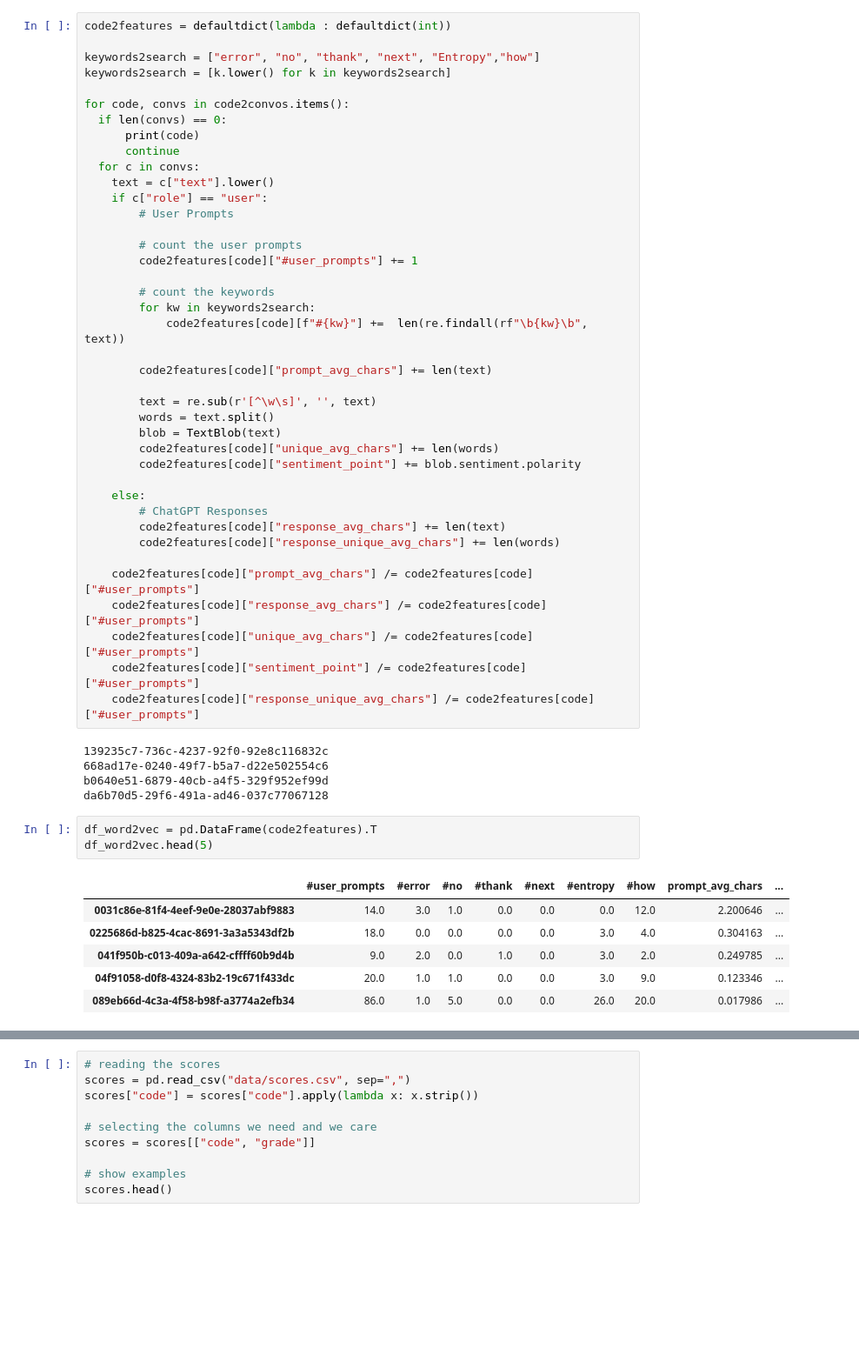
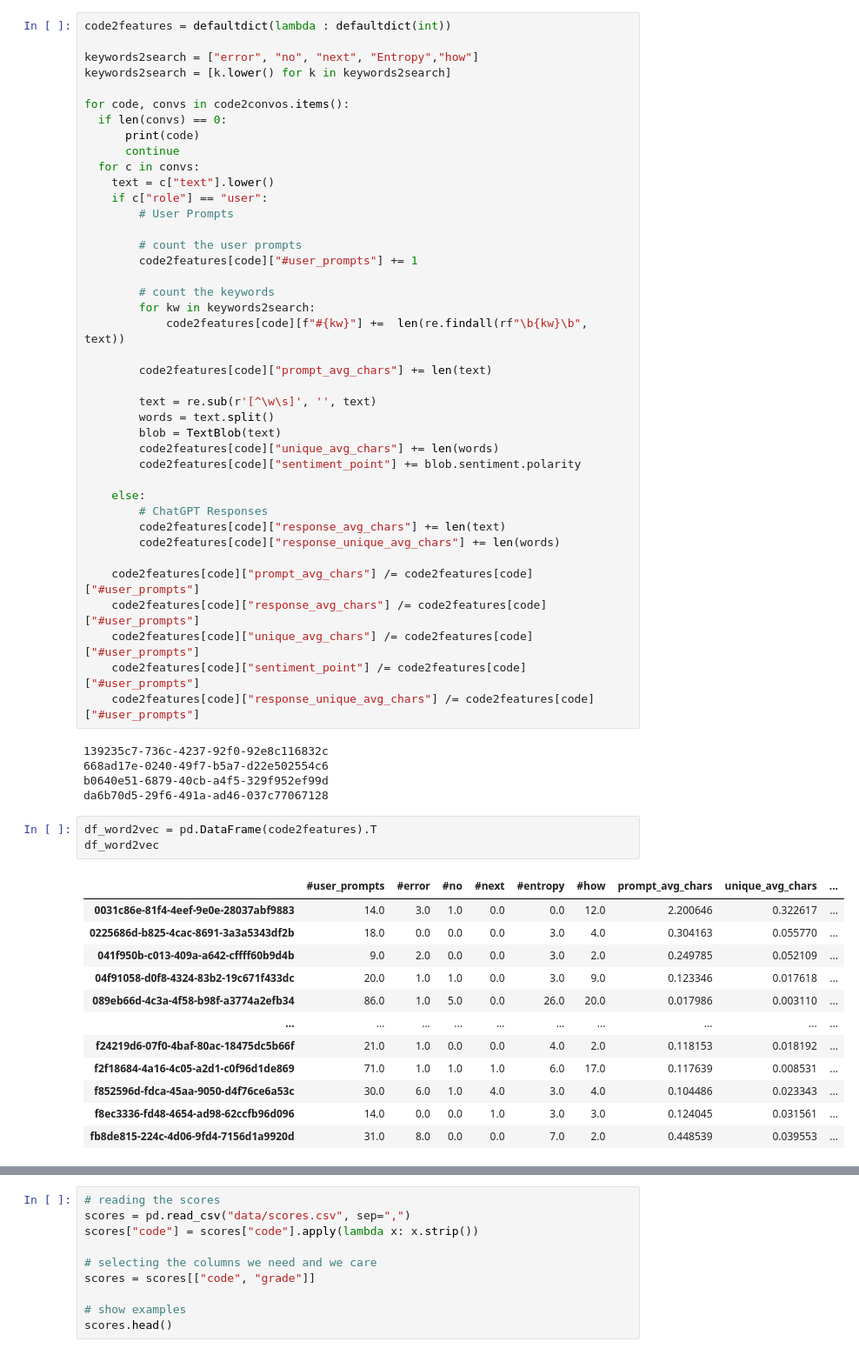
Before and after one commit to AtaErnam/CS412_Project, a Jupyter notebook: hw_score_predict.ipynb, the cells around one changed output, grey strips where cells are left out. Shown: that part at 87% size. Drawn from its saved outputs; the diff is of its cells as text; blank space fills up the shorter version.

```diff
--- a/hw_score_predict.ipynb
+++ b/hw_score_predict.ipynb
@@ -327,7 +295,7 @@ question_mapping_scores_word2vec #Similarity matrix between questions and prompt
 # %%
 code2features = defaultdict(lambda : defaultdict(int))
 
-keywords2search = ["error", "no", "thank", "next", "Entropy","how"]
+keywords2search = ["error", "no", "next", "Entropy","how"]
 keywords2search = [k.lower() for k in keywords2search]
 
 for code, convs in code2convos.items():
@@ -371,11 +339,17 @@ b0640e51-6879-40cb-a4f5-329f952ef99d
 da6b70d5-29f6-491a-ad46-037c77067128
 # %%
 df_word2vec = pd.DataFrame(code2features).T
-df_word2vec.head(5)
+df_word2vec
 # %% [output]
-|  | #user_prompts | #error | #no | #thank | #next | #entropy | #how | prompt_avg_chars | ... |
-| 0031c86e-81f4-4eef-9e0e-28037abf9883 | 14.0 | 3.0 | 1.0 | 0.0 | 0.0 | 0.0 | 12.0 | 2.200646 | ... |
-| 0225686d-b825-4cac-8691-3a3a5343df2b | 18.0 | 0.0 | 0.0 | 0.0 | 0.0 | 3.0 | 4.0 | 0.304163 | ... |
-| 041f950b-c013-409a-a642-cffff60b9d4b | 9.0 | 2.0 | 0.0 | 1.0 | 0.0 | 3.0 | 2.0 | 0.249785 | ... |
-| 04f91058-d0f8-4324-83b2-19c671f433dc | 20.0 | 1.0 | 1.0 | 0.0 | 0.0 | 3.0 | 9.0 | 0.123346 | ... |
-| 089eb66d-4c3a-4f58-b98f-a3774a2efb34 | 86.0 | 1.0 | 5.0 | 0.0 | 0.0 | 26.0 | 20.0 | 0.017986 | ... |
+|  | #user_prompts | #error | #no | #next | #entropy | #how | prompt_avg_chars | unique_avg_chars | ... |
+| 0031c86e-81f4-4eef-9e0e-28037abf9883 | 14.0 | 3.0 | 1.0 | 0.0 | 0.0 | 12.0 | 2.200646 | 0.322617 | ... |
+| 0225686d-b825-4cac-8691-3a3a5343df2b | 18.0 | 0.0 | 0.0 | 0.0 | 3.0 | 4.0 | 0.304163 | 0.055770 | ... |
+| 041f950b-c013-409a-a642-cffff60b9d4b | 9.0 | 2.0 | 0.0 | 0.0 | 3.0 | 2.0 | 0.249785 | 0.052109 | ... |
+| 04f91058-d0f8-4324-83b2-19c671f433dc | 20.0 | 1.0 | 1.0 | 0.0 | 3.0 | 9.0 | 0.123346 | 0.017618 | ... |
+| 089eb66d-4c3a-4f58-b98f-a3774a2efb34 | 86.0 | 1.0 | 5.0 | 0.0 | 26.0 | 20.0 | 0.017986 | 0.003110 | ... |
+| ... | ... | ... | ... | ... | ... | ... | ... | ... | ... |
+| f24219d6-07f0-4baf-80ac-18475dc5b66f | 21.0 | 1.0 | 0.0 | 0.0 | 4.0 | 2.0 | 0.118153 | 0.018192 | ... |
+| f2f18684-4a16-4c05-a2d1-c0f96d1de869 | 71.0 | 1.0 | 1.0 | 1.0 | 6.0 | 17.0 | 0.117639 | 0.008531 | ... |
+| f852596d-fdca-45aa-9050-d4f76ce6a53c | 30.0 | 6.0 | 1.0 | 4.0 | 3.0 | 4.0 | 0.104486 | 0.023343 | ... |
+| f8ec3336-fd48-4654-ad98-62ccfb96d096 | 14.0 | 0.0 | 0.0 | 1.0 | 3.0 | 3.0 | 0.124045 | 0.031561 | ... |
+| fb8de815-224c-4d06-9fd4-7156d1a9920d | 31.0 | 8.0 | 0.0 | 0.0 | 7.0 | 2.0 | 0.448539 | 0.039553 | ... |
```
Also changed, not shown: parts of 29 cells of this notebook.
